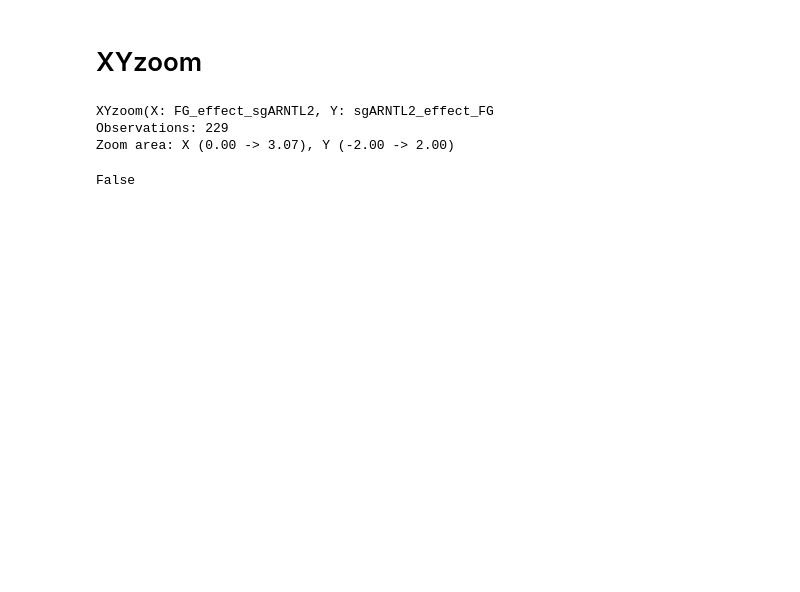
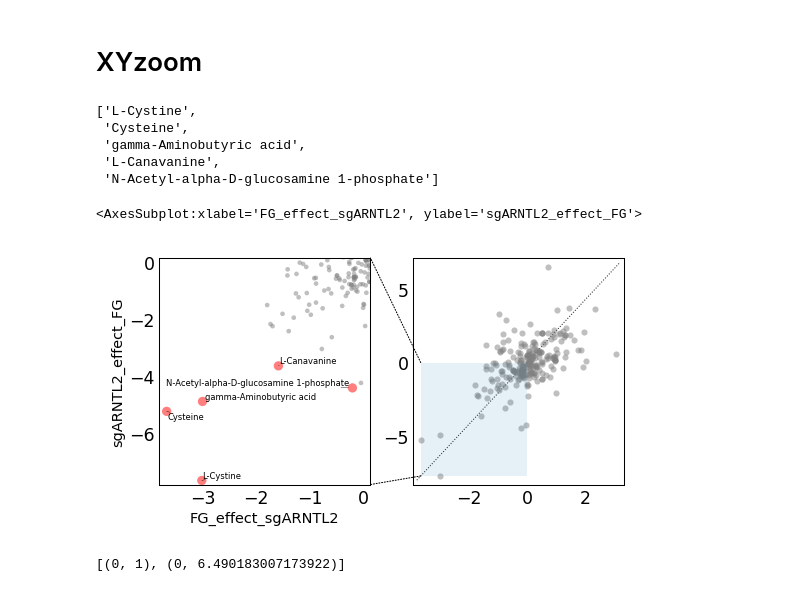
Before and after one commit to fossbert/Python_Packages, a Jupyter notebook: Dev_cbviz.ipynb, the cells around one changed output. Saved outputs shown, nothing was run; the diff lists cells and outputs as text; code cells hidden in the pictures; blank space fills up the shorter version.

Commit message:
First functional XYzoom

```diff
--- a/Dev_cbviz.ipynb
+++ b/Dev_cbviz.ipynb
@@ -222,10 +166,0 @@ xz = XYzoom(df, (0, 'max'), (-2, 2))
-# %%
-xz
-# %% [output]
-XYzoom(X: FG_effect_sgARNTL2, Y: sgARNTL2_effect_FG
-Observations: 229
-Zoom area: X (0.00 -> 3.07), Y (-2.00 -> 2.00)
-# %%
-'min3'.endswith('max')
-# %% [output]
-False
@@ -233,0 +170,28 @@ def _deduce_range(range:tuple):
+# %%
+top5
+# %% [output]
+['L-Cystine',
+ 'Cysteine',
+ 'gamma-Aminobutyric acid',
+ 'L-Canavanine',
+ 'N-Acetyl-alpha-D-glucosamine 1-phosphate']
+# %%
+plt.style.use('cviz')
+
+xz = XYzoom(df, ('min', 0), ('min', 0))
+
+top5 = xz.zoom_data.mean(1).nsmallest(5).index.to_list()
+cond = xz.data.df.index.isin(top5)
+
+fig, (ax1, ax2) = plt.subplots(1, 2, figsize=(4,2))
+
+ax2.scatter(xz.x, xz.y, **xz.scatter_kw)
+xz.add_xy_line(ax2)
+xz.add_rect(ax=ax2)
+ax1.scatter(xz.x, xz.y, s=np.where(cond, 20, 5), c=np.where(cond, 'r', '.5'), alpha=0.5, linewidths=0)
+xz.connect(ax2, ax1, 'left', lw=0.5, ls=':')
+xz.label_xy(ax=ax1, outer=False, fontsize='x-small')
+xz.label_dots(top5, ax=ax1, adjust=True, adjust_kwargs={'arrowprops':{'arrowstyle':'-', 'lw':0.2}}, fontsize=4)
+# %% [output]
+<AxesSubplot:xlabel='FG_effect_sgARNTL2', ylabel='sgARNTL2_effect_FG'>
+[figure, added]
@@ -233,0 +200,4 @@ def _deduce_range(range:tuple):
+# %%
+[(x, y) for x in [xz.xrange.min] for y in xz.yrange]
+# %% [output]
+[(0, 1), (0, 6.490183007173922)]
```
Also changed, not shown: parts of 18 cells of this notebook, 2 other files.
